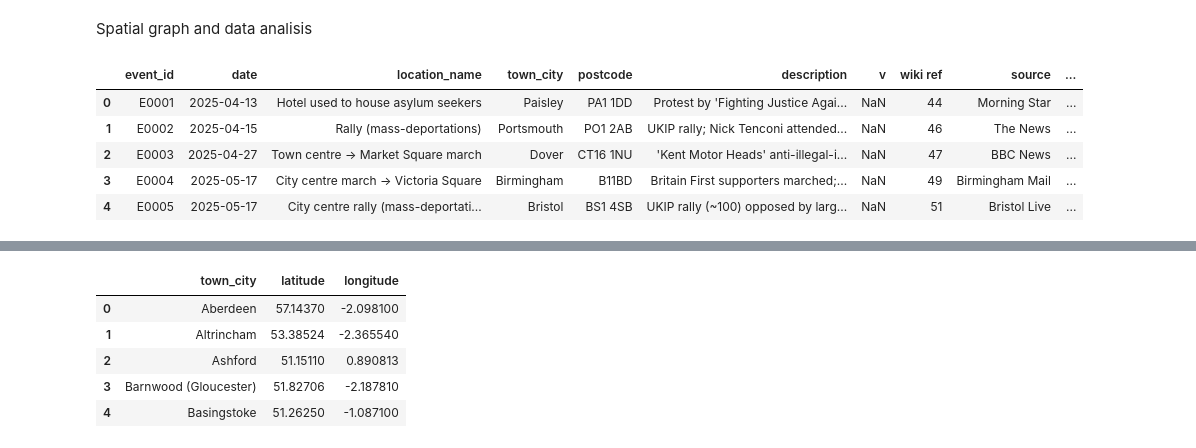
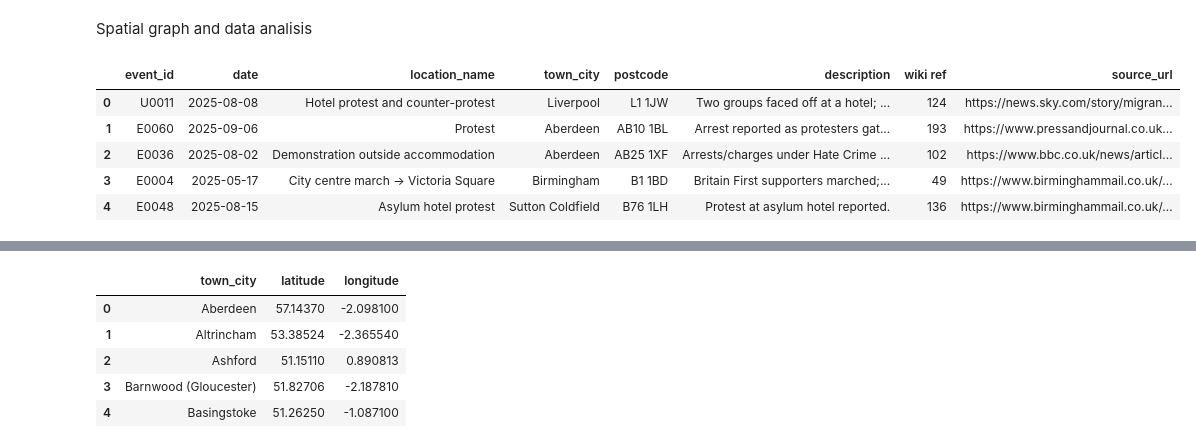
Before and after one commit to awenroberts/QM2-Project, a Jupyter notebook: protests_visualisation_updated.ipynb, the cells around one changed output, grey strips where cells are left out. Cells and saved outputs as stored; diff of their text form; code cells hidden in the pictures.

```diff
--- a/protests_visualisation_updated.ipynb
+++ b/protests_visualisation_updated.ipynb
@@ -16,17 +16,17 @@ pylab.rcParams['figure.figsize'] = (10, 8)
 #from google.colab import files
 #uploaded = files.upload()
 # %%
-df = pd.read_excel("/content/QM2 Project protests data (1).xlsx",
+df = pd.read_excel("/content/Copy support-local-authority-datasets-sep-2025.xlsx",
                    sheet_name="2025",
                    engine='openpyxl')
 df.head()
 # %% [output]
-|  | event_id | date | location_name | town_city | postcode | description | v | wiki ref | source | ... |
-| 0 | E0001 | 2025-04-13 | Hotel used to house asylum seekers | Paisley | PA1 1DD | Protest by 'Fighting Justice Agai... | NaN | 44 | Morning Star | ... |
-| 1 | E0002 | 2025-04-15 | Rally (mass-deportations) | Portsmouth | PO1 2AB | UKIP rally; Nick Tenconi attended... | NaN | 46 | The News | ... |
-| 2 | E0003 | 2025-04-27 | Town centre → Market Square march | Dover | CT16 1NU | 'Kent Motor Heads' anti-illegal-i... | NaN | 47 | BBC News | ... |
-| 3 | E0004 | 2025-05-17 | City centre march → Victoria Square | Birmingham | B11BD | Britain First supporters marched;... | NaN | 49 | Birmingham Mail | ... |
-| 4 | E0005 | 2025-05-17 | City centre rally (mass-deportati... | Bristol | BS1 4SB | UKIP rally (~100) opposed by larg... | NaN | 51 | Bristol Live | ... |
+|  | event_id | date | location_name | town_city | postcode | description | wiki ref | source_url |
+| 0 | U0011 | 2025-08-08 | Hotel protest and counter-protest | Liverpool | L1 1JW | Two groups faced off at a hotel; ... | 124 | https://news.sky.com/story/migran... |
+| 1 | E0060 | 2025-09-06 | Protest | Aberdeen | AB10 1BL | Arrest reported as protesters gat... | 193 | https://www.pressandjournal.co.uk... |
+| 2 | E0036 | 2025-08-02 | Demonstration outside accommodation | Aberdeen | AB25 1XF | Arrests/charges under Hate Crime ... | 102 | https://www.bbc.co.uk/news/articl... |
+| 3 | E0004 | 2025-05-17 | City centre march → Victoria Square | Birmingham | B1 1BD | Britain First supporters marched;... | 49 | https://www.birminghammail.co.uk/... |
+| 4 | E0048 | 2025-08-15 | Asylum hotel protest | Sutton Coldfield | B76 1LH | Protest at asylum hotel reported. | 136 | https://www.birminghammail.co.uk/... |
 # %%
 !pip install pgeocode
 
```
Also changed, not shown: parts of 15 cells of this notebook.
